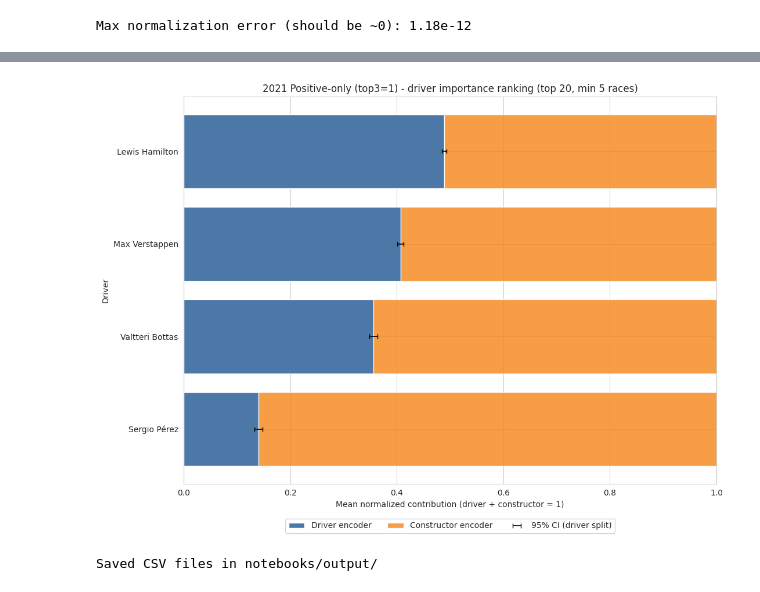
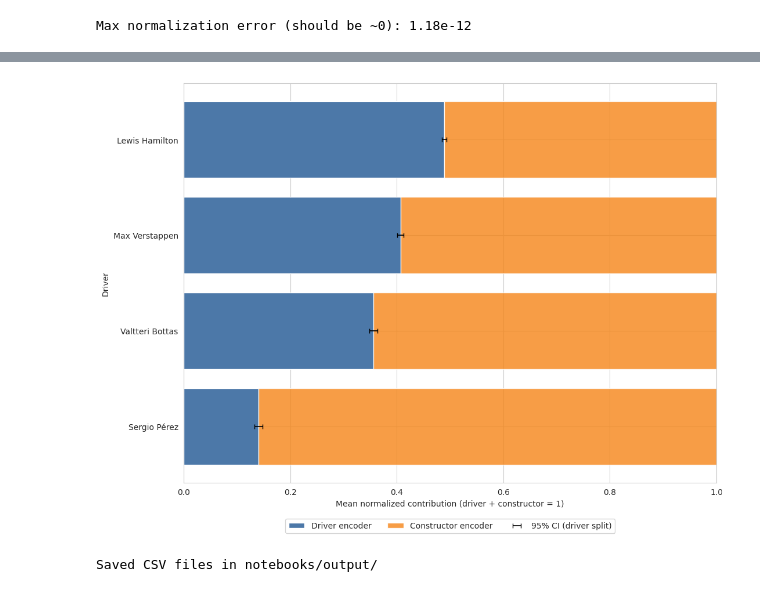
Before and after one commit to AntonioNvs/ortogonal-representation, a Jupyter notebook: notebooks/shap_encoder_importance_2021.ipynb, the cells around one changed output, grey strips where cells are left out. Drawn from its saved outputs; the diff is of its cells as text; code cells hidden in the pictures.

```diff
--- a/notebooks/shap_encoder_importance_2021.ipynb
+++ b/notebooks/shap_encoder_importance_2021.ipynb
@@ -319,37 +383,37 @@ plt.barh(
     plot_df["mean_constructor_importance_positive"],
     left=plot_df["mean_driver_importance_positive"],
     label="Constructor encoder",
     alpha=0.8,
     color="#F58518",
 )
 
 # Place 95% CI exactly at the transition point between driver and constructor segments.
 x_center = plot_df["mean_driver_importance_positive"].values
 xerr_left = x_center - plot_df["driver_ci95_low_positive"].values
 xerr_right = plot_df["driver_ci95_high_positive"].values - x_center
 plt.errorbar(
     x=x_center,
     y=y_pos,
     xerr=[xerr_left, xerr_right],
     fmt="none",
     ecolor="black",
     elinewidth=1.2,
     capsize=3,
     label="95% CI (driver split)",
 )
 
-plt.title(
-    f"{YEAR} Positive-only (top3=1) - driver importance ranking (top {TOP_K}, min {MIN_POSITIVE_RACES} races)"
-)
+# plt.title(
+  #  f"{YEAR} Positive-only (top3=1) - driver importance ranking (top {TOP_K}, min {MIN_POSITIVE_RACES} races)"
+# )
 plt.xlabel("Mean normalized contribution (driver + constructor = 1)")
 plt.ylabel("Driver")
 plt.yticks(y_pos, plot_df["driver_name"])
 plt.xlim(0, 1)
 plt.legend(loc="upper center", bbox_to_anchor=(0.5, -0.08), ncol=3, frameon=True)
 plt.tight_layout()
 plt.show()
 # %% [output]
-[figure, old version]
+[figure, new version]
 # %%
 # Optional: save detailed outputs
 OUTPUT_DIR = "./output"
```
Also changed, not shown: parts of 2 cells of this notebook, 8 other files.
